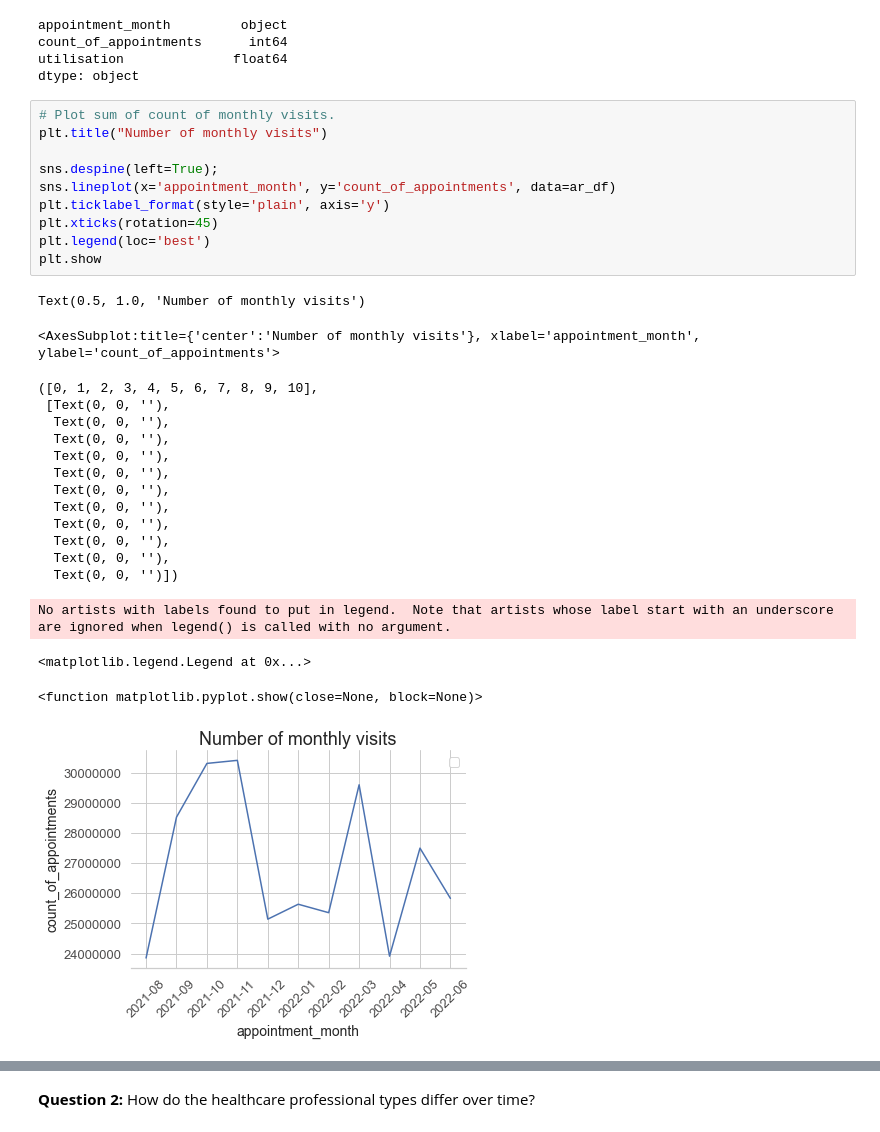
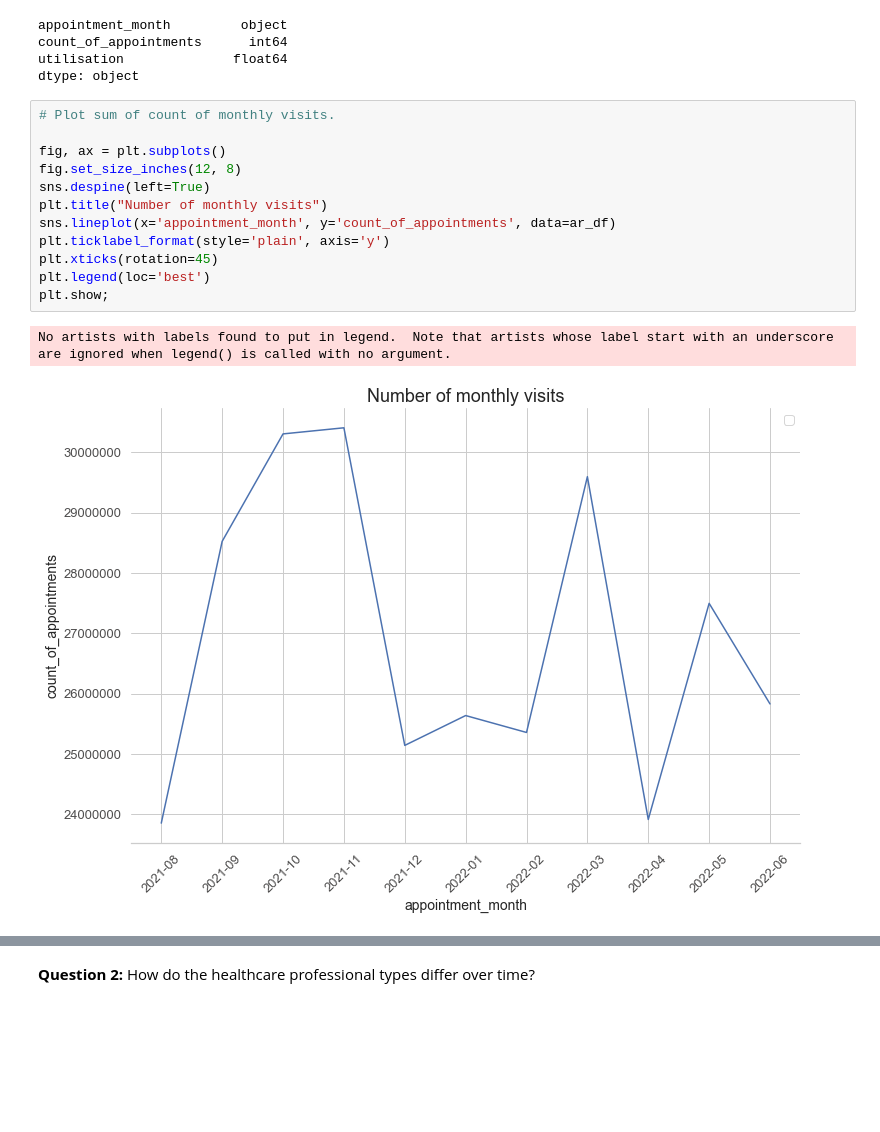
Before and after one commit to mikebenas/LSE_DA_NHS_analysis, a Jupyter notebook: Benas_Mike_DA201_Assignment_Notebook.ipynb, the cells around one changed output, grey strips where cells are left out. Drawn from its saved outputs; the diff is of its cells as text; blank space fills up the shorter version.

```diff
--- a/Benas_Mike_DA201_Assignment_Notebook.ipynb
+++ b/Benas_Mike_DA201_Assignment_Notebook.ipynb
@@ -1179,33 +1179,19 @@ utilisation              float64
 dtype: object
 # %%
 # Plot sum of count of monthly visits.
+
+fig, ax = plt.subplots()
+fig.set_size_inches(12, 8)
+sns.despine(left=True)
 plt.title("Number of monthly visits")
-
-sns.despine(left=True);
 sns.lineplot(x='appointment_month', y='count_of_appointments', data=ar_df)
 plt.ticklabel_format(style='plain', axis='y')
 plt.xticks(rotation=45)
 plt.legend(loc='best')
-plt.show
+plt.show;
 # %% [output]
-Text(0.5, 1.0, 'Number of monthly visits')
+No artists with labels found to put in legend.  Note that artists whose label start with an underscore are ignored when legend() is called with no argument.
-<AxesSubplot:title={'center':'Number of monthly visits'}, xlabel='appointment_month', ylabel='count_of_appointments'>
-([0, 1, 2, 3, 4, 5, 6, 7, 8, 9, 10],
- [Text(0, 0, ''),
-  Text(0, 0, ''),
-  Text(0, 0, ''),
-  Text(0, 0, ''),
-  Text(0, 0, ''),
-  Text(0, 0, ''),
-  Text(0, 0, ''),
-  Text(0, 0, ''),
-  Text(0, 0, ''),
-  Text(0, 0, ''),
-  Text(0, 0, '')])
-No artists with labels found to put in legend.  Note that artists whose label start with an underscore are ignored when legend() is called with no argument.
-<matplotlib.legend.Legend at 0x...>
-<function matplotlib.pyplot.show(close=None, block=None)>
-[figure, old version]
+[figure, new version]
 # %%
 # Plot monthly capacity utilisation.
 fig, ax = plt.subplots()
```
Also changed, not shown: parts of 11 cells of this notebook.
